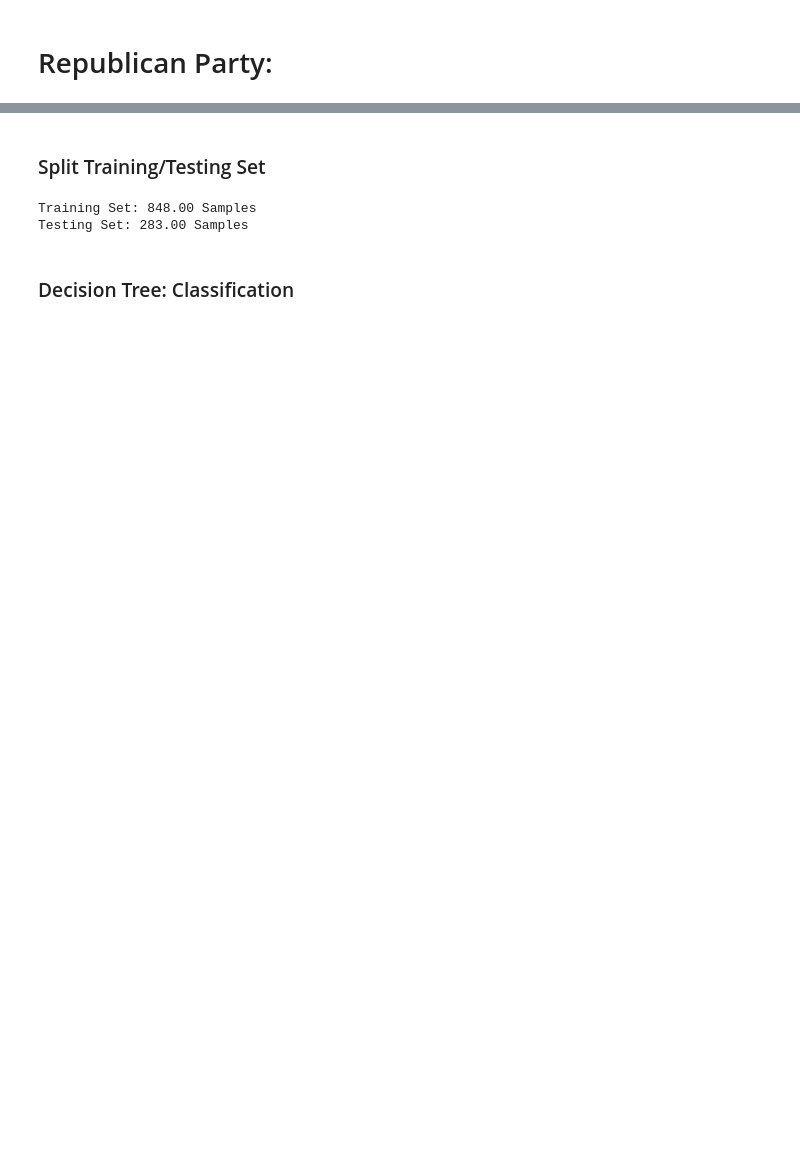
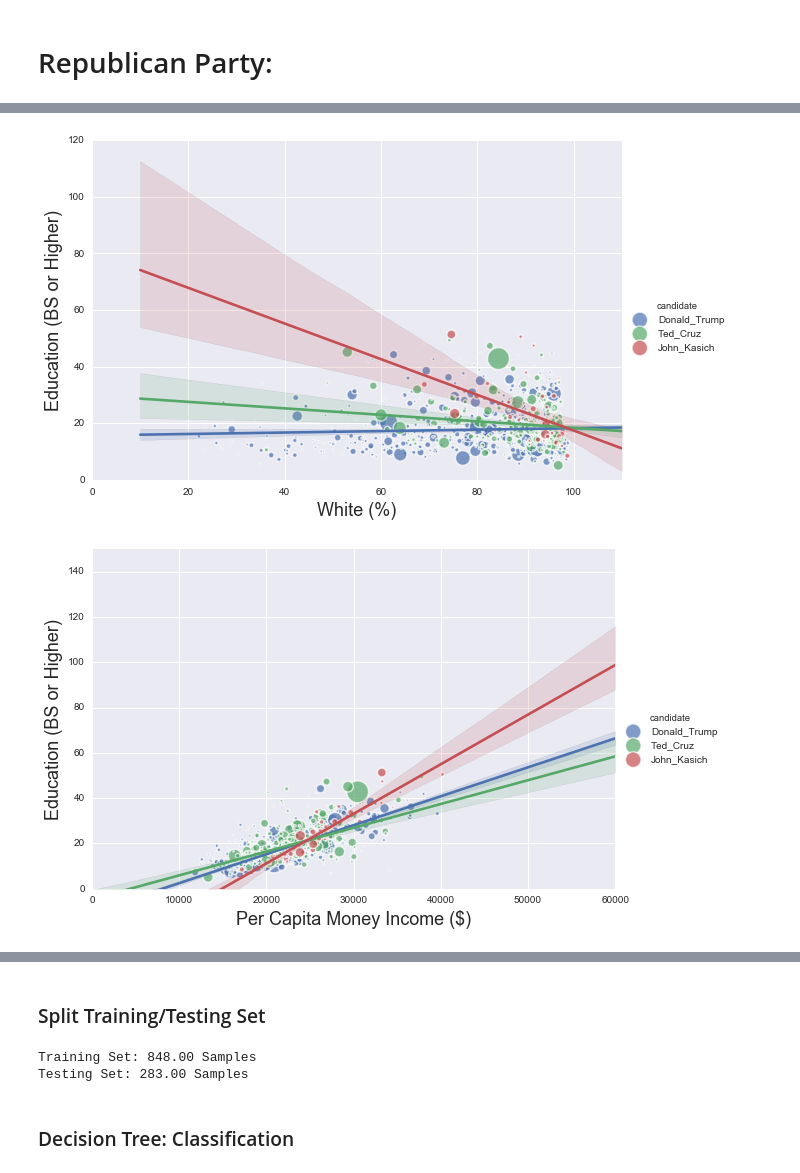
Before and after one commit to Tsmith5151/2016-US-Election---ML, a Jupyter notebook: analysis.ipynb, the cells around one changed output, grey strips where cells are left out. Cells and saved outputs as stored; diff of their text form; code cells hidden in the pictures; blank space fills up the shorter version.

```diff
--- a/analysis.ipynb
+++ b/analysis.ipynb
@@ -204,26 +226,0 @@ republican_data = republican_data.drop(to_del)
-# %%
-def plot1():
-    x_feat = "RHI125214"
-    y_feat = "INC110213"
-    x_label = "White Population %"
-    y_label = "Median Income"
-    hue = "candidate"
-    dataframe = republican_data
-    create_plot(x_feat,y_feat)
-
-def plot2():
-    x_feat = "RHI125214"
-    y_feat = "INC110213"
-    x_label = "White Population %"
-    y_label = "Median Income"
-    hue = "candidate"
-    dataframe = republican_data
-    create_plot(x_feat,y_feat)
-
-def create_plot(x_feat,y_feat):
-    markerSize = (republican_data['votes']/300)
-    g = sns.lmplot(x=x_feat, y=y_feat, data=dataframe, hue=hue,
-               scatter_kws={'s':markerSize,'alpha':0.8},ci=None,size=6, aspect=1.5)
-    g.set_xlabels(x_label, size = 18)
-    g.set_ylabels(y_label, size = 18)
-    sns.plt.title('Republican Party', fontsize = 20)
@@ -235,0 +270,11 @@ plot2()
+# %%
+def main():
+    plot1()
+    plot2()
+    plot3()
+    plot4()
+if __name__ == "__main__":
+    main()
+# %% [output]
+[figure, added]
+[figure, added]
```
Also changed, not shown: parts of 26 cells of this notebook.
